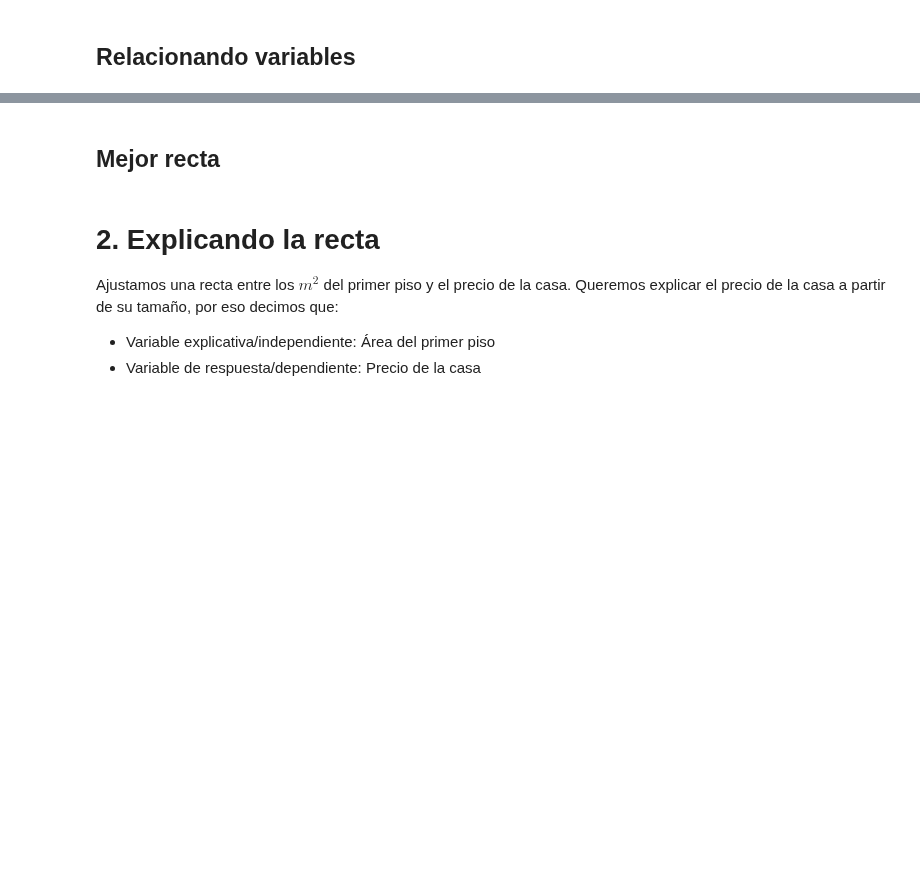
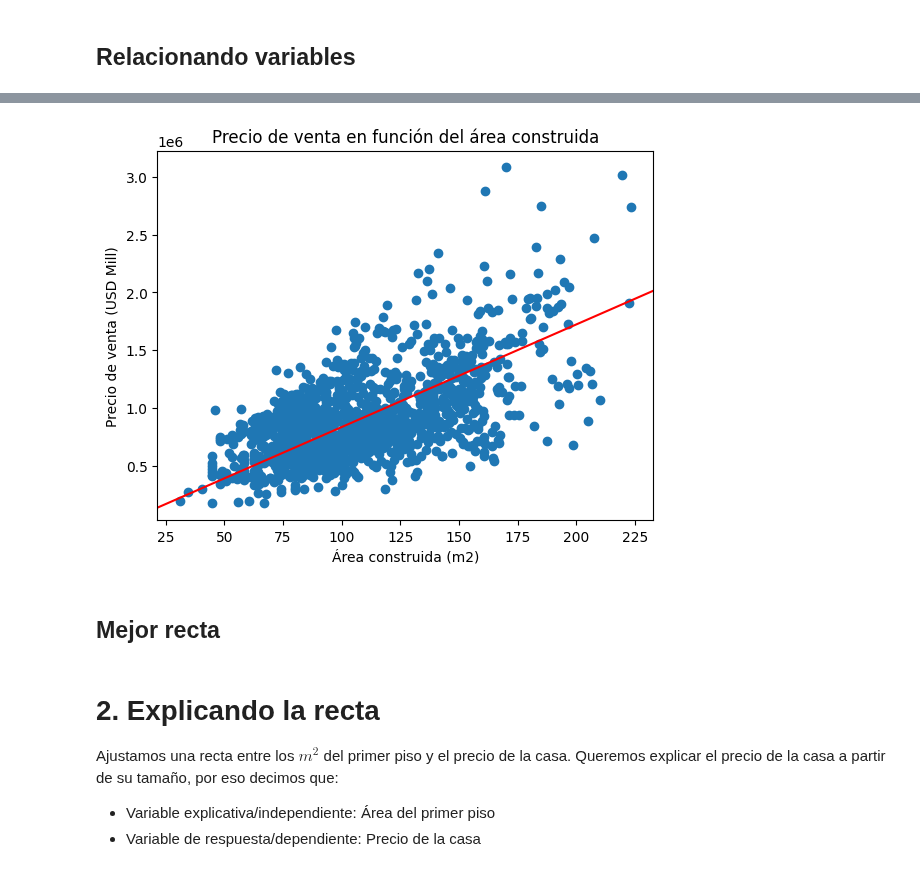
Before and after one commit to ivazquez-07/python_data_science_excersises, a Jupyter notebook: Probando Relaciones con Regresion Lineal/precios_de_inmuebles_regresion_lineal.ipynb, the cells around one changed output, grey strips where cells are left out. Saved outputs shown, nothing was run; the diff lists cells and outputs as text; code cells hidden in the pictures; blank space fills up the shorter version.

```diff
--- a/Probando Relaciones con Regresion Lineal/precios_de_inmuebles_regresion_lineal.ipynb
+++ b/Probando Relaciones con Regresion Lineal/precios_de_inmuebles_regresion_lineal.ipynb
@@ -56,6 +190,14 @@ El coeficiente de correlación de Pearson nos permite medir la relación lineal
 # %%
 # Aparentemente mientras mayor es el área del primer piso, mayor es el precio de la casa.
 # E si quisieramos trazar una línea que nos permita describir este comportamiento?
+plt.scatter(datos['area_primer_piso'], datos['precio_de_venta'])
+plt.axline(xy1=(40, 300000), xy2=(175, 1500000), color='red')   # Agrego una recta entre dos puntos (40m2 y 300mil hasta 175m2 y 1,5mill)
+plt.title('Precio de venta en función del área construida')
+plt.xlabel('Área construida (m2)')
+plt.ylabel('Precio de venta (USD Mill)')
+plt.show()
+# %% [output]
+[figure, added]
 # %% [markdown]
 ## Mejor recta
 # %%
```
Also changed, not shown: parts of 13 cells of this notebook.
